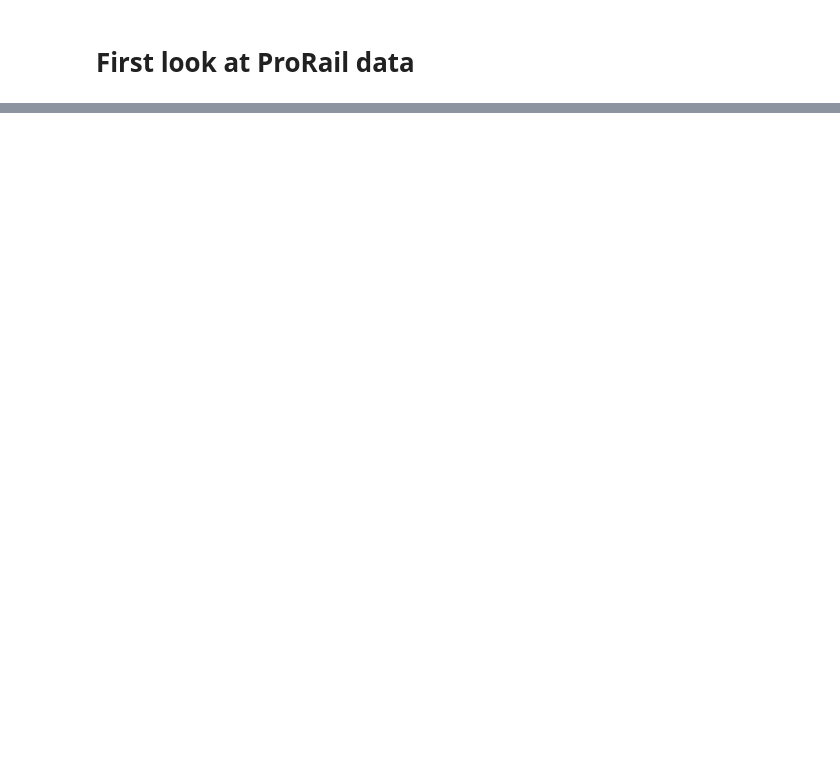
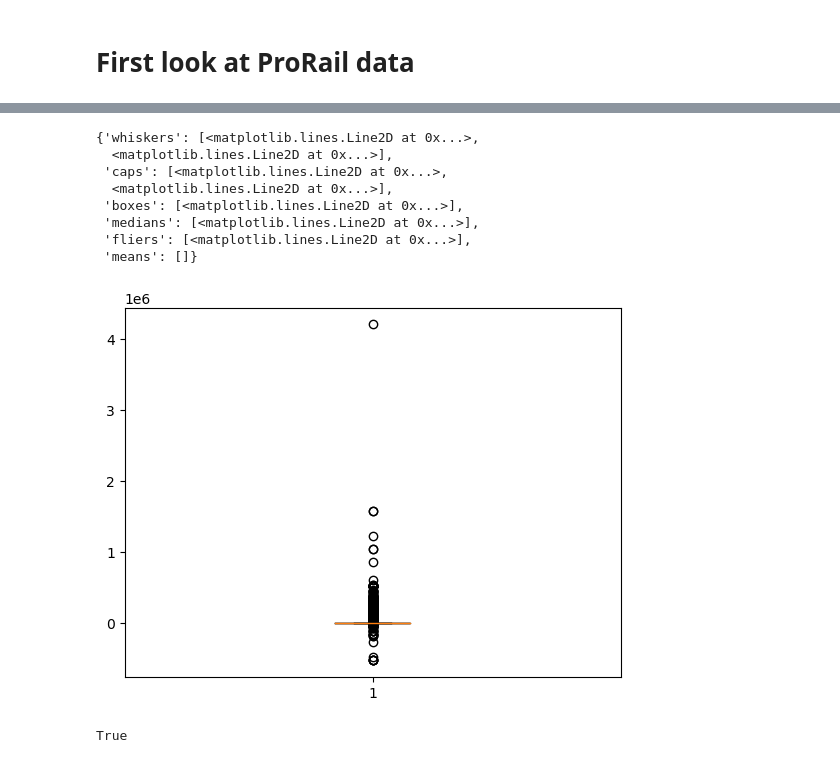
Before and after one commit to GuuscoNL/data-driven-business, a Jupyter notebook: ProRail Data Exploration.ipynb, the cells around one changed output, grey strips where cells are left out. Saved outputs shown, nothing was run; the diff lists cells and outputs as text; code cells hidden in the pictures; blank space fills up the shorter version.

```diff
--- a/ProRail Data Exploration.ipynb
+++ b/ProRail Data Exploration.ipynb
@@ -195,0 +286,17 @@ df.corr()['stm_fh_duur']
+# %%
+dt_format = '%d/%m/%Y %H:%M:%S'
+anm_tot_fh = []
+for i in range(len(df)):
+    ddtbt = df['stm_aanntpl_tijd'].loc[df.index[i]]
+    ddtbdt = df['stm_aanntpl_dd'].loc[df.index[i]]
+    ddte = df['stm_fh_ddt'].loc[df.index[i]]
+    # if type is float it is an nan value
+#     if type(ddtbt) is float or type(ddtbdt) is float or type(ddte) is float:
+    if pd.isna(ddtbt) or pd.isna(ddtbdt) or pd.isna(ddte):
+        anm_tot_fh.append(np.NAN)
+        continue
+    dt_o1 = datetime.strptime(f"{ddtbdt} {ddtbt}", dt_format)
+    dt_o2 = datetime.strptime(ddte, dt_format)
+    timedif = dt_o2 - dt_o1
+    anm_tot_fh.append((timedif.seconds / 60 + timedif.days * (24*60)))
+df['anm_tot_fh'] = anm_tot_fh
@@ -195,0 +326,16 @@ df.corr()['stm_fh_duur']
+# %%
+plt.boxplot(df['anm_tot_fh'].dropna())
+# %% [output]
+{'whiskers': [<matplotlib.lines.Line2D at 0x...>,
+  <matplotlib.lines.Line2D at 0x...>],
+ 'caps': [<matplotlib.lines.Line2D at 0x...>,
+  <matplotlib.lines.Line2D at 0x...>],
+ 'boxes': [<matplotlib.lines.Line2D at 0x...>],
+ 'medians': [<matplotlib.lines.Line2D at 0x...>],
+ 'fliers': [<matplotlib.lines.Line2D at 0x...>],
+ 'means': []}
+[figure, added]
+# %%
+pd.isna(np.NAN)
+# %% [output]
+True
```
Also changed, not shown: parts of 19 cells of this notebook.
